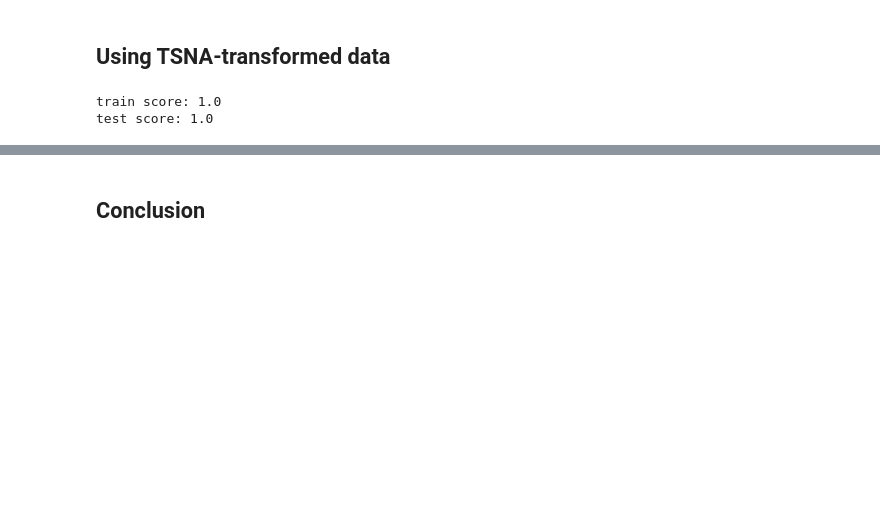
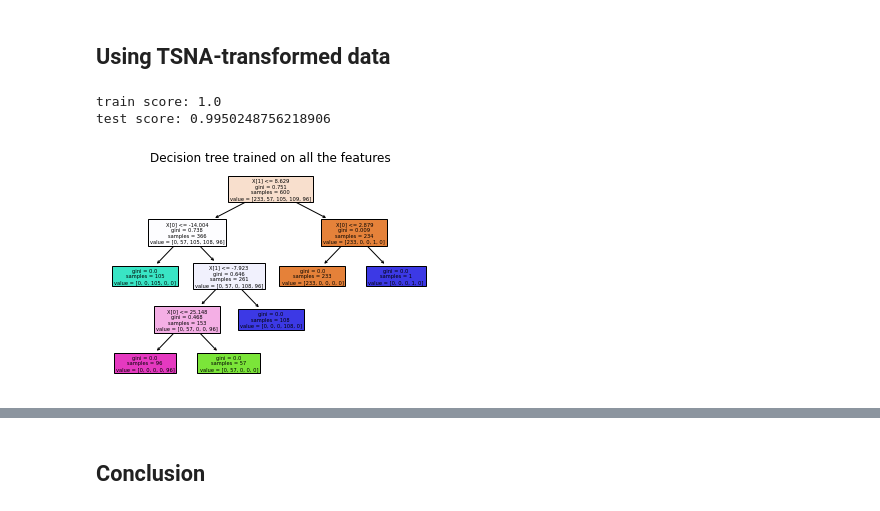
Before and after one commit to Alich13/ML_RNA-seq_analysis, a Jupyter notebook: notebooks/04-decision_tree-classification.ipynb, the cells around one changed output, grey strips where cells are left out. Cells and saved outputs as stored; diff of their text form; code cells hidden in the pictures; blank space fills up the shorter version.

```diff
--- a/notebooks/04-decision_tree-classification.ipynb
+++ b/notebooks/04-decision_tree-classification.ipynb
@@ -85,20 +85,26 @@ test score: 1.0
 # %%
 X = TSNA
 Y = labels_array
 
 
 x_train,x_test,y_train,y_test=train_test_split(X,Y,test_size=0.25,random_state=101)
 
 
 from sklearn.tree import DecisionTreeClassifier
 d=DecisionTreeClassifier()
 d.fit(x_train,y_train)
 y_pred=d.predict(x_test)
 
 
-
 print(f'train score: {accuracy_score(y_train,d.predict(x_train))}')
 print(f'test score: {accuracy_score(y_test,y_pred)}')
+
+from sklearn.tree import plot_tree
+import matplotlib.pyplot as plt
+plot_tree(d, filled=True)
+plt.title("Decision tree trained on all the features")
+plt.show()
 # %% [output]
 train score: 1.0
-test score: 1.0
+test score: 0.9950248756218906
+[figure, added]
```
Also changed, not shown: parts of 4 cells of this notebook, 25 other files.
